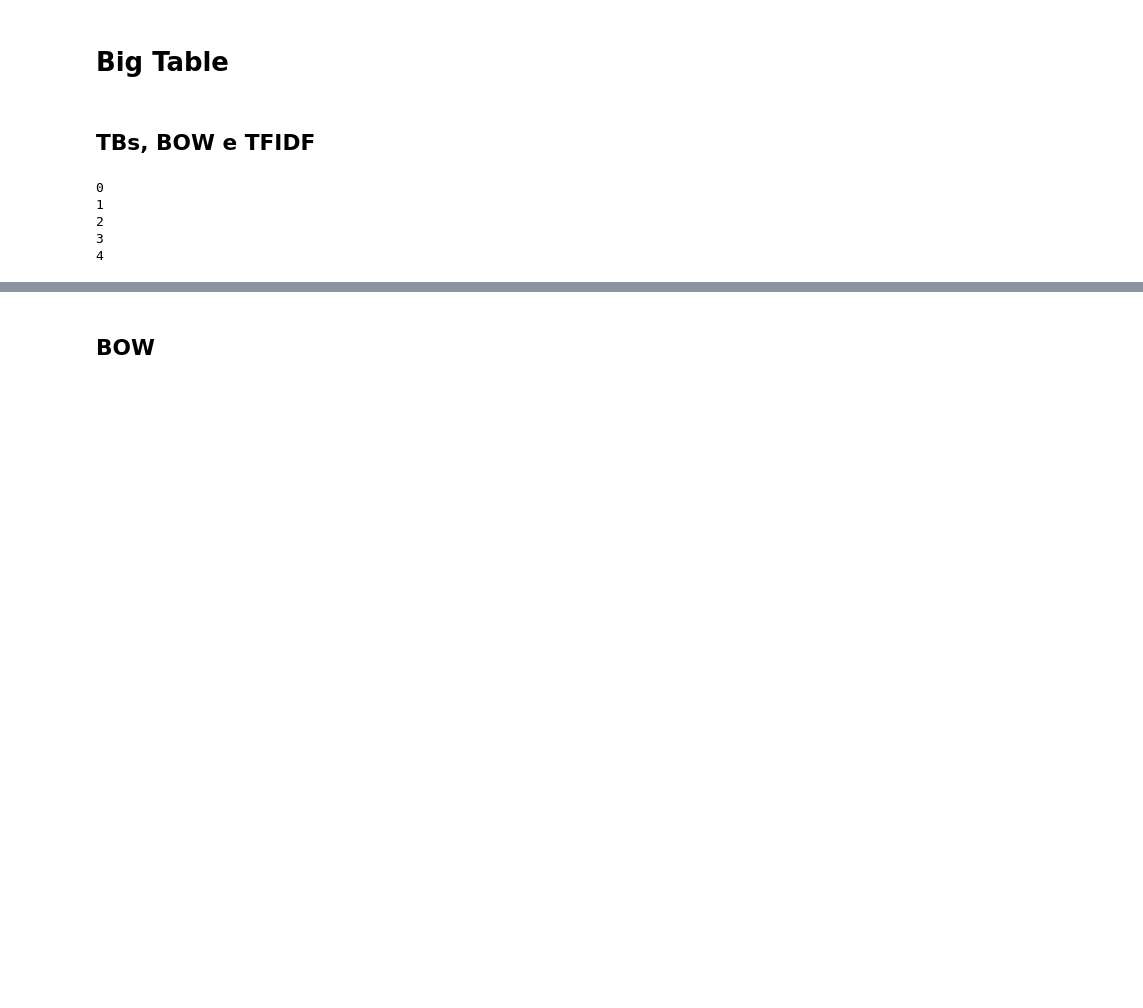
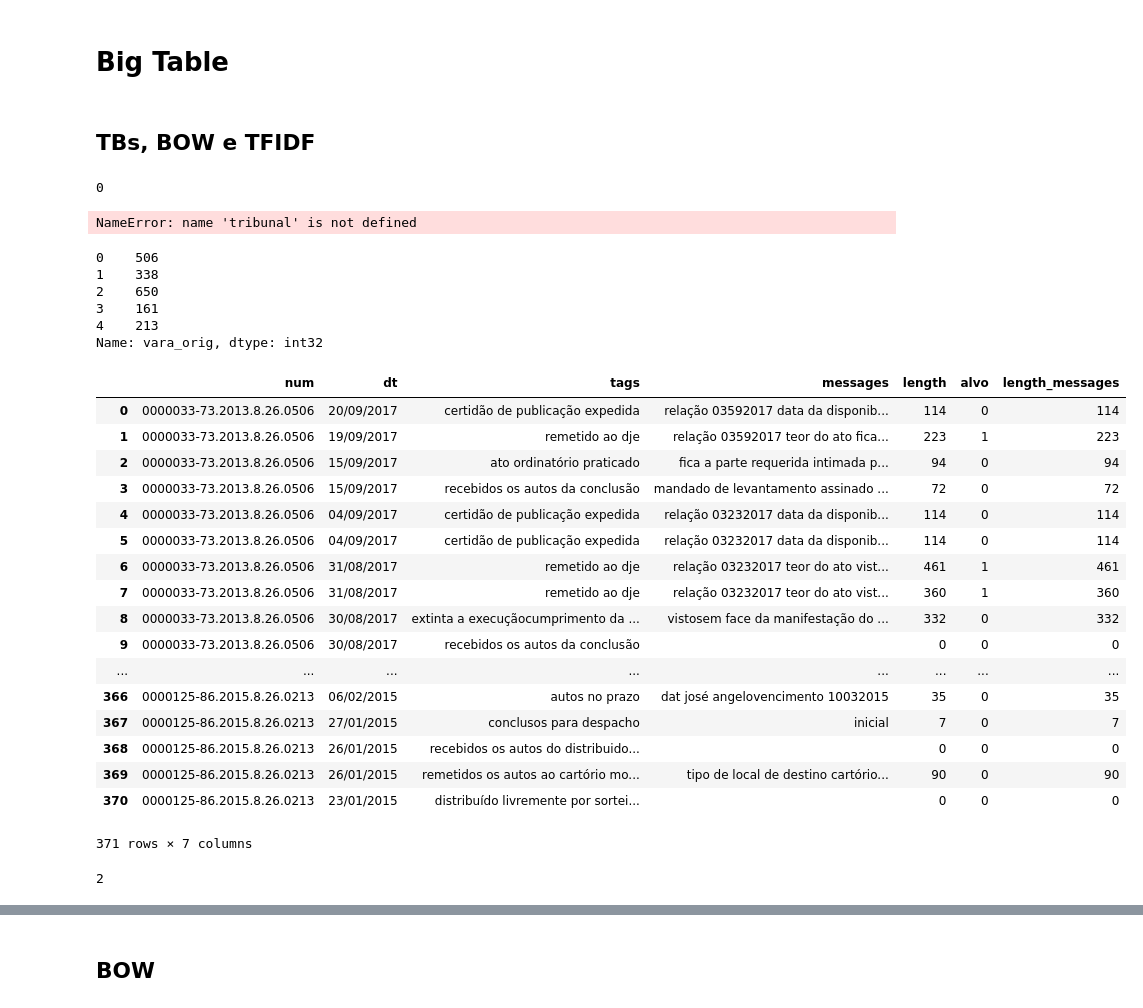
Before and after one commit to jmfaier/legal, a Jupyter notebook: main.ipynb, the cells around one changed output, grey strips where cells are left out. Saved outputs shown, nothing was run; the diff lists cells and outputs as text; code cells hidden in the pictures; blank space fills up the shorter version.

Commit message:
Generalização para publicações

```diff
--- a/main.ipynb
+++ b/main.ipynb
@@ -320,0 +428,5 @@ class Prep:
+# %%
+df= pd.DataFrame(processos)
+#Analise dos Unicos
+df.groupby(['anoPublicacao']).describe()
+df['numeroCNJ'].describe()
@@ -323,7 +443,7 @@ path_data = "data/itau"
 filelist = os.listdir(path_data)
 big_table = pd.DataFrame()
 n = len(filelist)
-#n=10
+n=5
 for i in range(n):
     #i=4
     arquivo_json = open(path_data+'/'+filelist[i],'r')
@@ -373,6 +493,7 @@ atr = [{'id':'id', 'data':'dt_andamentos','label':'andamentos', 'texto':'andamen
 
 tb = ['andamentos', 'anexos', 'peticoes', 'publicacoes', 'despachos']
 #Criação e armazenagem das TBs
+tb = ['andamentos']
 for i in range(len(tb)):
     atributos = atr[i]
     num, dt, tags, messages = proc.prep_tags(atributos)
@@ -384,6 +505,7 @@ for i in range(len(tb)):
     df_messages = pd.DataFrame(messages, columns=['messages'])
 
     bt = pd.concat([df_num, df_dt, df_tags,df_messages],axis=1)
+    #bt['length'] = bt['messages'].apply(len)
 
     #BOW
     bt['messages'] = bt['messages'].apply(proc.dq_msg)
@@ -412,7 +534,65 @@ for i in range(len(tb)):
     print(i)
 # %% [output]
 0
-1
-2
-3
-4
+# %%
+#Ramos
+civel = 8
+trabalhista = 5
+federais = 4
+eleitorais = 6
+#Tribunal ou UF
+if trabalhista:
+    tribunal #Ex.: TRT15 = 15
+else:
+    UF #Ex.: SP = 26
+# %% [output]
+NameError: name 'tribunal' is not defined
+# %%
+big_table['vara_orig']
+# %% [output]
+0    506
+1    338
+2    650
+3    161
+4    213
+Name: vara_orig, dtype: int32
+# %%
+#Coluna Length messages
+bt['length_messages'] = bt['messages'].apply(len)
+# %%
+#Coluna Alvo
+alvo = ['remetido ao dje','conclusos para decisão']
+item = bt['tags'][0]
+
+def prep_alvo(item,alvo):
+    if item == alvo:
+        return 1
+    else:
+        return 0
+
+a = np.zeros(len(bt['tags']),dtype=int)
+n = len(np.array(alvo))
+for i in range(n):
+    b = bt['tags'].apply(prep_alvo, args=[alvo[i]])
+    a = a + b
+bt['alvo'] = a
+bt
+# %% [output]
+|  | num | dt | tags | messages | length | alvo | length_messages |
+| 0 | 0000033-73.2013.8.26.0506 | 20/09/2017 | certidão de publicação expedida | relação 03592017 data da disponib... | 114 | 0 | 114 |
+| 1 | 0000033-73.2013.8.26.0506 | 19/09/2017 | remetido ao dje | relação 03592017 teor do ato fica... | 223 | 1 | 223 |
+| 2 | 0000033-73.2013.8.26.0506 | 15/09/2017 | ato ordinatório praticado | fica a parte requerida intimada p... | 94 | 0 | 94 |
+| 3 | 0000033-73.2013.8.26.0506 | 15/09/2017 | recebidos os autos da conclusão | mandado de levantamento assinado ... | 72 | 0 | 72 |
+| 4 | 0000033-73.2013.8.26.0506 | 04/09/2017 | certidão de publicação expedida | relação 03232017 data da disponib... | 114 | 0 | 114 |
+| 5 | 0000033-73.2013.8.26.0506 | 04/09/2017 | certidão de publicação expedida | relação 03232017 data da disponib... | 114 | 0 | 114 |
+| 6 | 0000033-73.2013.8.26.0506 | 31/08/2017 | remetido ao dje | relação 03232017 teor do ato vist... | 461 | 1 | 461 |
+| 7 | 0000033-73.2013.8.26.0506 | 31/08/2017 | remetido ao dje | relação 03232017 teor do ato vist... | 360 | 1 | 360 |
+| 8 | 0000033-73.2013.8.26.0506 | 30/08/2017 | extinta a execuçãocumprimento da ... | vistosem face da manifestação do ... | 332 | 0 | 332 |
+| 9 | 0000033-73.2013.8.26.0506 | 30/08/2017 | recebidos os autos da conclusão |  | 0 | 0 | 0 |
+| ... | ... | ... | ... | ... | ... | ... | ... |
+| 366 | 0000125-86.2015.8.26.0213 | 06/02/2015 | autos no prazo | dat josé angelovencimento 10032015 | 35 | 0 | 35 |
+| 367 | 0000125-86.2015.8.26.0213 | 27/01/2015 | conclusos para despacho | inicial | 7 | 0 | 7 |
+| 368 | 0000125-86.2015.8.26.0213 | 26/01/2015 | recebidos os autos do distribuido... |  | 0 | 0 | 0 |
+| 369 | 0000125-86.2015.8.26.0213 | 26/01/2015 | remetidos os autos ao cartório mo... | tipo de local de destino cartório... | 90 | 0 | 90 |
+| 370 | 0000125-86.2015.8.26.0213 | 23/01/2015 | distribuído livremente por sortei... |  | 0 | 0 | 0 |
+371 rows × 7 columns
@@ -418,0 +601,4 @@ for i in range(len(tb)):
+# %%
+len(np.array(alvo))
+# %% [output]
+2
```
Also changed, not shown: parts of 8 cells of this notebook.
